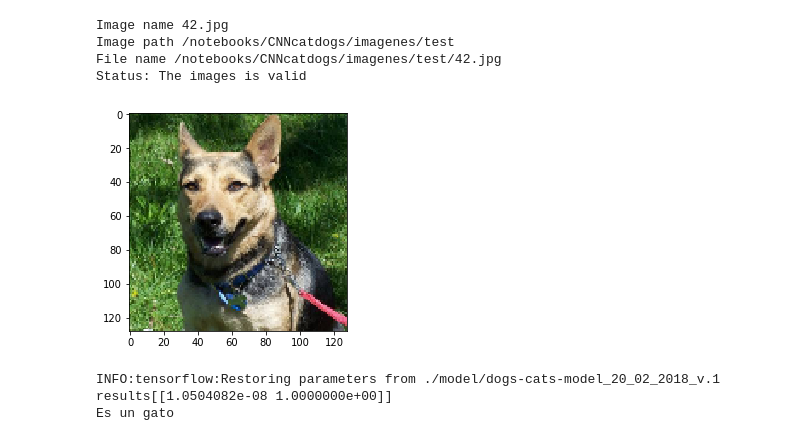
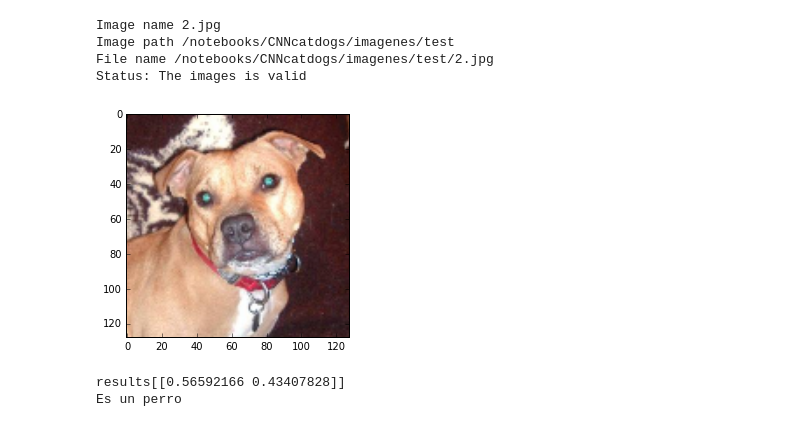
Before and after one commit to jorge190588/IA, a Jupyter notebook: TensorFlow con Docker/files/CNNcatdogs/probarModeloEntrenado.ipynb, the cells around one changed output. Cells and saved outputs as stored; diff of their text form; code cells hidden in the pictures.

```diff
--- a/TensorFlow con Docker/files/CNNcatdogs/probarModeloEntrenado.ipynb
+++ b/TensorFlow con Docker/files/CNNcatdogs/probarModeloEntrenado.ipynb
@@ -7,42 +7,42 @@ import matplotlib.image as mpimg
 import matplotlib.pyplot as plt
 
 # First, pass the path of the image
 rutaDeDatosDeEntrenamiento=os.path.join(os.path.realpath('.'),'imagenes/test')
-imageName = "42.jpg"
+imageName = "2.jpg"
 filename = rutaDeDatosDeEntrenamiento +'/' +imageName
 image_size=128
 num_channels=3
 images = []
 print("Image name "+str(imageName))
 print("Image path "+str(rutaDeDatosDeEntrenamiento))
 print("File name "+str(filename))
 
 # Reading the image using OpenCV
 image = cv2.imread(filename)
 if image is not None:
     print("Status: The images is valid")
     image = cv2.resize(image, (image_size, image_size),1,1, cv2.INTER_LINEAR)
     image = cv2.cvtColor(image, cv2.COLOR_RGB2BGR)
     images.append(image)
     images = np.array(images, dtype=np.uint8)
     images = images.astype('float64')
     images = np.multiply(images, 1.0/255.0)
 
     #The input to the network is of shape [None image_size image_size num_channels]. Hence we reshape.
     x_batch = images.reshape(1, image_size,image_size,num_channels)
     plt.imshow(images[0])
     plt.show()
 # %% [output]
-Image name 42.jpg
+Image name 2.jpg
 Image path /notebooks/CNNcatdogs/imagenes/test
-File name /notebooks/CNNcatdogs/imagenes/test/42.jpg
+File name /notebooks/CNNcatdogs/imagenes/test/2.jpg
 Status: The images is valid
-[figure, old version]
+[figure, new version]
 # %%
     ## Let us restore the saved model
     sess = tf.Session()
     # Step-1: Recreate the network graph. At this step only graph is created.
-    saver = tf.train.import_meta_graph('./model/codigoModificado/dogs-cats-model_20_04_2018_v.1.meta')
+    saver = tf.train.import_meta_graph('./model/codigoModificado/dogs-cats-model_20_04_2018_v.1.meta.meta')
     # Step-2: Now let's load the weights saved using the restore method.
     saver.restore(sess, tf.train.latest_checkpoint('./model/codigoModificado'))
 
@@ -71,6 +71,5 @@ Status: The images is valid
     else:
         print("Es un gato")
 # %% [output]
-INFO:tensorflow:Restoring parameters from ./model/dogs-cats-model_20_02_2018_v.1
-results[[1.0504082e-08 1.0000000e+00]]
-Es un gato
+results[[0.56592166 0.43407828]]
+Es un perro
```
Also changed, not shown: 7 other files.
